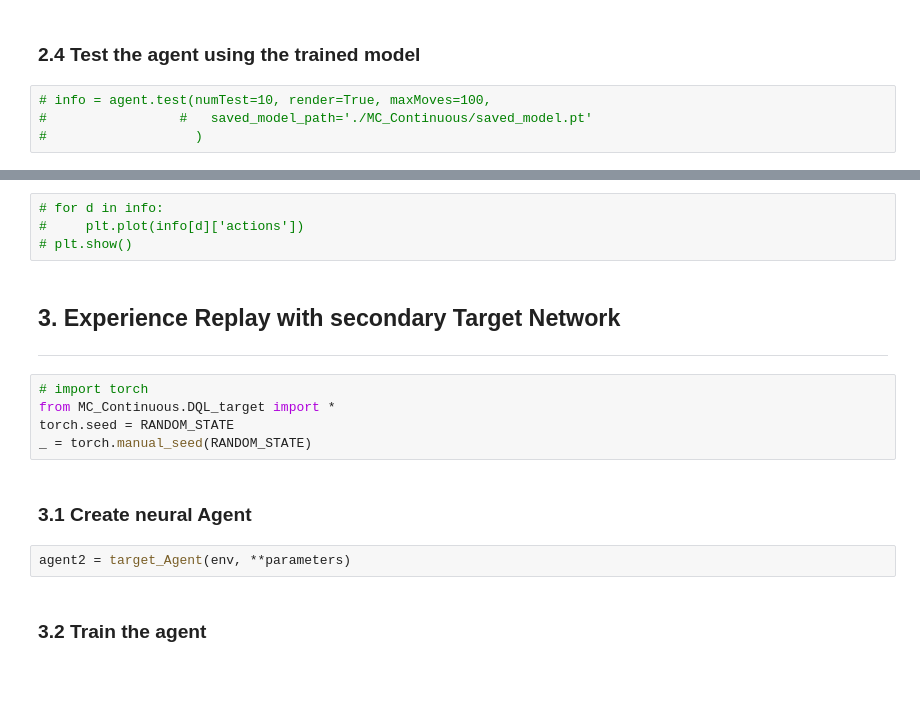
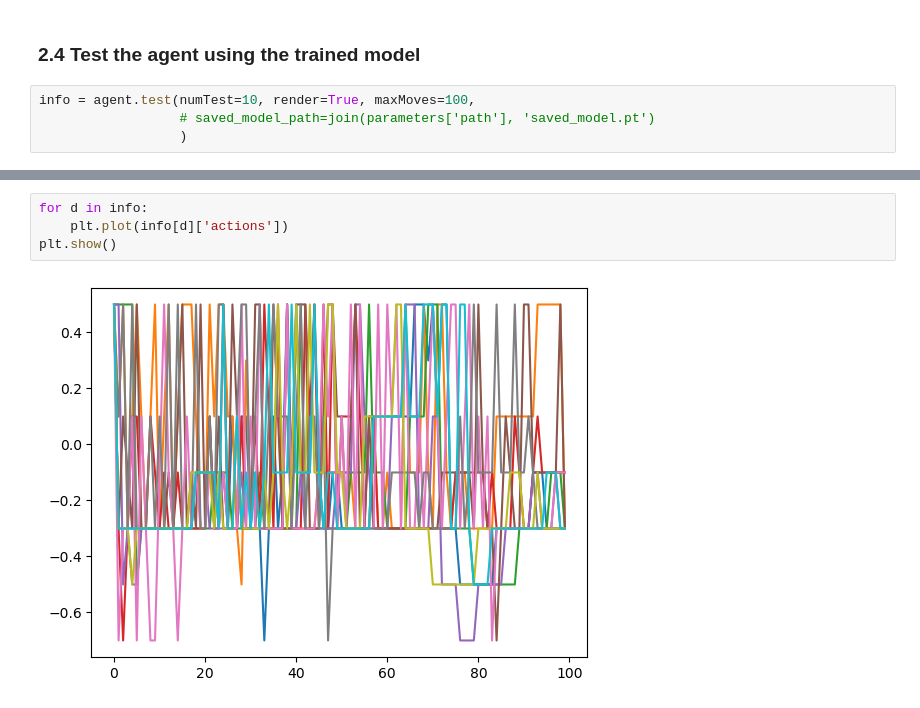
Before and after one commit to bawfeh/ELE680, a Jupyter notebook: RL/mountainCarCnt.ipynb, the cells around one changed output, grey strips where cells are left out. Cells and saved outputs as stored; diff of their text form; blank space fills up the shorter version.

```diff
--- a/RL/mountainCarCnt.ipynb
+++ b/RL/mountainCarCnt.ipynb
@@ -151,6 +139,6 @@ plot_parameters = dict(
 # %% [markdown]
 ### 2.4 Test the agent using the trained model
 # %%
-# info = agent.test(numTest=10, render=True, maxMoves=100,
-#                 #   saved_model_path='./MC_Continuous/saved_model.pt'
-#                   )
+info = agent.test(numTest=10, render=True, maxMoves=100,
+                  # saved_model_path=join(parameters['path'], 'saved_model.pt')
+                  )
@@ -157,19 +171,6 @@ plot_parameters = dict(
 # %%
-# for d in info:
-#     plt.plot(info[d]['actions'])
-# plt.show()
+for d in info:
+    plt.plot(info[d]['actions'])
+plt.show()
+# %% [output]
+[figure, added]
-# %% [markdown]
-## 3. Experience Replay with secondary Target Network
----
-# %%
-# import torch
-from MC_Continuous.DQL_target import *
-torch.seed = RANDOM_STATE
-_ = torch.manual_seed(RANDOM_STATE)
-# %% [markdown]
-
-### 3.1 Create neural Agent
-# %%
-agent2 = target_Agent(env, **parameters)
-# %% [markdown]
-### 3.2 Train the agent
```
Also changed, not shown: parts of 23 cells of this notebook, 7 other files.
